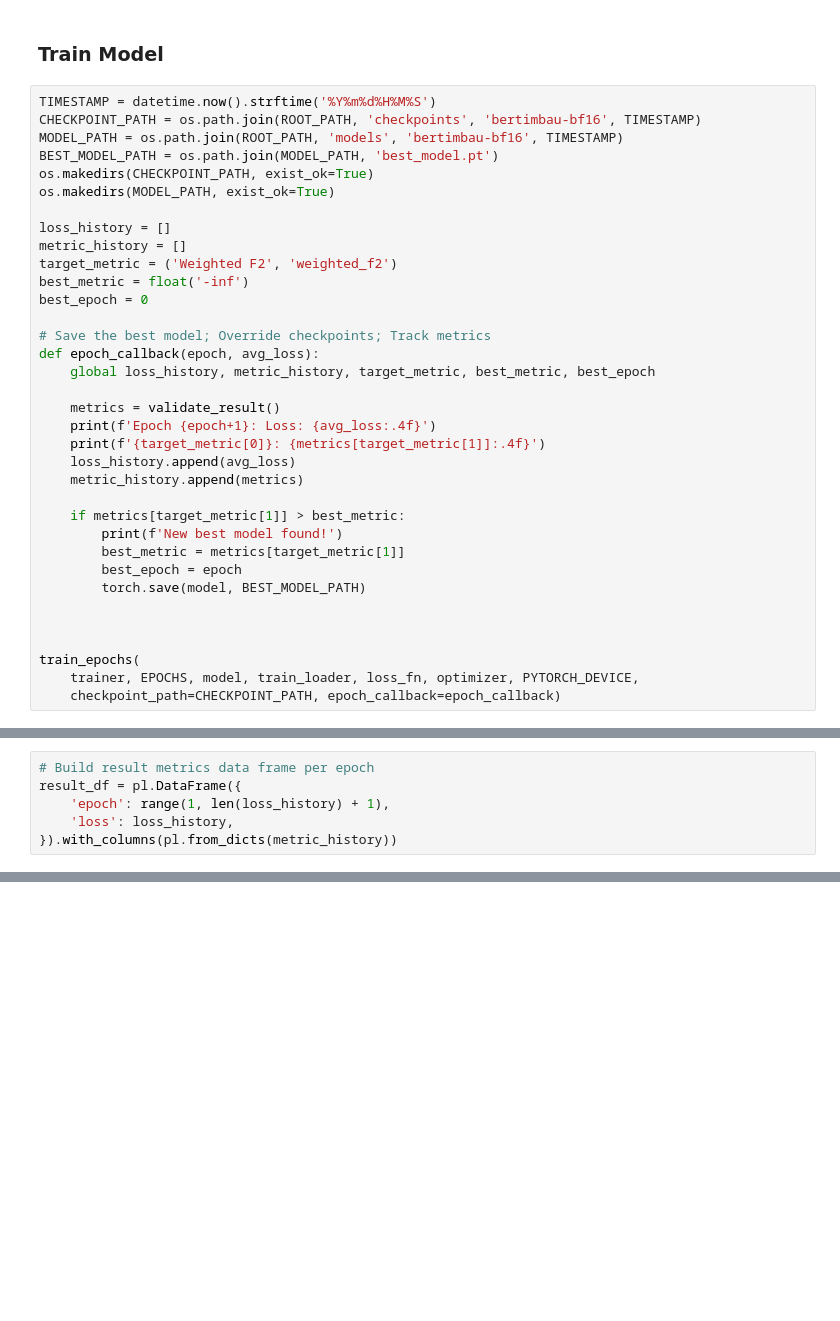
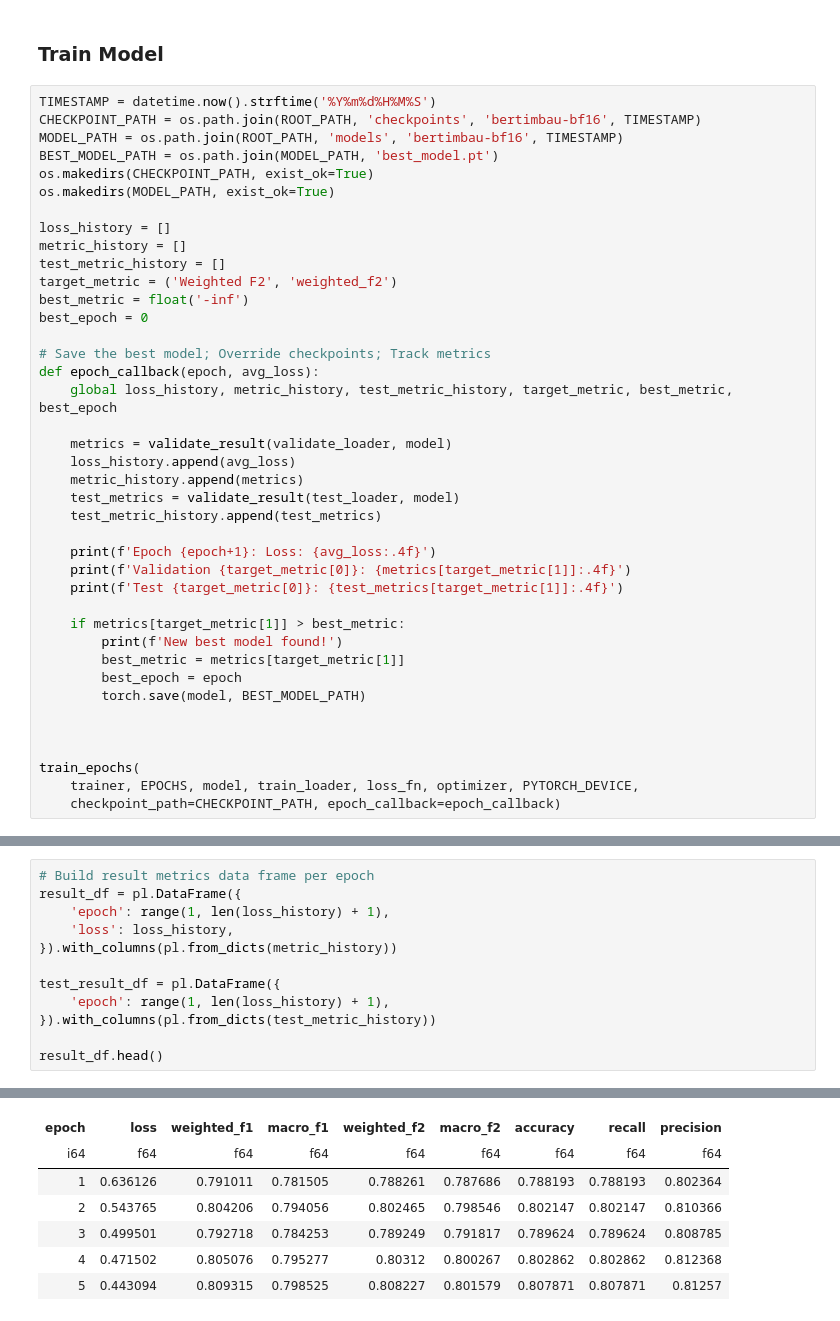
Before and after one commit to DanielHLelis/Neural-Nets-TP2, a Jupyter notebook: notebooks/40-Transformers-BERT-BF16.ipynb, the cells around one changed output, grey strips where cells are left out. Cells and saved outputs as stored; diff of their text form; blank space fills up the shorter version.

```diff
--- a/notebooks/40-Transformers-BERT-BF16.ipynb
+++ b/notebooks/40-Transformers-BERT-BF16.ipynb
@@ -151,19 +172,24 @@ os.makedirs(MODEL_PATH, exist_ok=True)
 
 loss_history = []
 metric_history = []
+test_metric_history = []
 target_metric = ('Weighted F2', 'weighted_f2')
 best_metric = float('-inf')
 best_epoch = 0
 
 # Save the best model; Override checkpoints; Track metrics
 def epoch_callback(epoch, avg_loss):
-    global loss_history, metric_history, target_metric, best_metric, best_epoch
+    global loss_history, metric_history, test_metric_history, target_metric, best_metric, best_epoch
 
-    metrics = validate_result()
-    print(f'Epoch {epoch+1}: Loss: {avg_loss:.4f}')
-    print(f'{target_metric[0]}: {metrics[target_metric[1]]:.4f}')
+    metrics = validate_result(validate_loader, model)
     loss_history.append(avg_loss)
     metric_history.append(metrics)
+    test_metrics = validate_result(test_loader, model)
+    test_metric_history.append(test_metrics)
+
+    print(f'Epoch {epoch+1}: Loss: {avg_loss:.4f}')
+    print(f'Validation {target_metric[0]}: {metrics[target_metric[1]]:.4f}')
+    print(f'Test {target_metric[0]}: {test_metrics[target_metric[1]]:.4f}')
 
     if metrics[target_metric[1]] > best_metric:
         print(f'New best model found!')
@@ -232,3 +270,10 @@ result_df = pl.DataFrame({
     'epoch': range(1, len(loss_history) + 1),
     'loss': loss_history,
 }).with_columns(pl.from_dicts(metric_history))
+
+test_result_df = pl.DataFrame({
+    'epoch': range(1, len(loss_history) + 1),
+}).with_columns(pl.from_dicts(test_metric_history))
+
+result_df.head()
+# %% [output]
@@ -235,3 +281,10 @@ result_df = pl.DataFrame({
+| epoch | loss | weighted_f1 | macro_f1 | weighted_f2 | macro_f2 | accuracy | recall | precision |
+| i64 | f64 | f64 | f64 | f64 | f64 | f64 | f64 | f64 |
+| 1 | 0.636126 | 0.791011 | 0.781505 | 0.788261 | 0.787686 | 0.788193 | 0.788193 | 0.802364 |
+| 2 | 0.543765 | 0.804206 | 0.794056 | 0.802465 | 0.798546 | 0.802147 | 0.802147 | 0.810366 |
+| 3 | 0.499501 | 0.792718 | 0.784253 | 0.789249 | 0.791817 | 0.789624 | 0.789624 | 0.808785 |
+| 4 | 0.471502 | 0.805076 | 0.795277 | 0.80312 | 0.800267 | 0.802862 | 0.802862 | 0.812368 |
+| 5 | 0.443094 | 0.809315 | 0.798525 | 0.808227 | 0.801579 | 0.807871 | 0.807871 | 0.81257 |
 # %%
 # Plot Loss and Target Metric per Epoch, highlighting the peak
 fig_a = px.line(result_df, x='epoch', y='loss', title='Loss per Epoch', template='plotly_dark')
```
Also changed, not shown: parts of 8 cells of this notebook, 19 other files.
